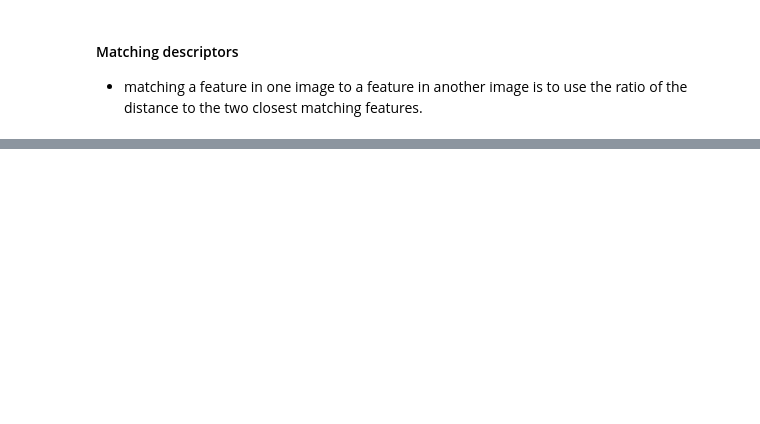
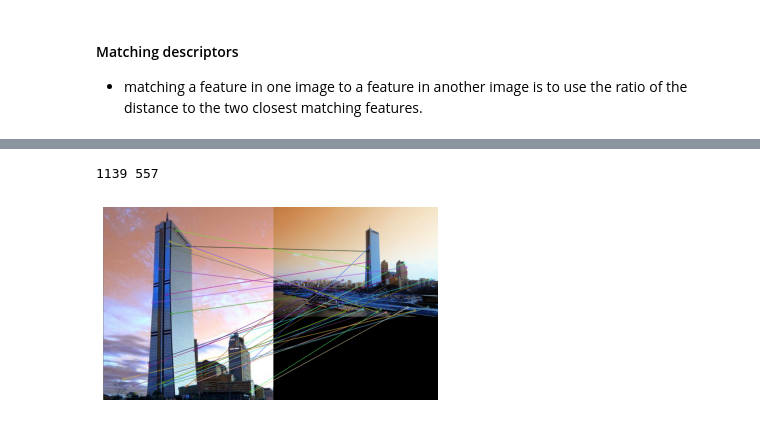
Before and after one commit to sejongpyo/Studies, a Jupyter notebook: PCV/Ch_02_local_image_descriptors.ipynb, the cells around one changed output, grey strips where cells are left out. Cells and saved outputs as stored; diff of their text form; code cells hidden in the pictures; blank space fills up the shorter version.

```diff
--- a/PCV/Ch_02_local_image_descriptors.ipynb
+++ b/PCV/Ch_02_local_image_descriptors.ipynb
@@ -184,0 +331,21 @@ plt.imshow(img)
+# %%
+sift = cv2.xfeatures2d.SIFT_create()
+
+keypoints_1, descriptors_1 = sift.detectAndCompute(img1, None)
+keypoints_2, descriptors_2 = sift.detectAndCompute(img2, None)
+
+print(len(keypoints_1), len(keypoints_2))
+# %% [output]
+1139 557
+# %%
+bf = cv2.BFMatcher(cv2.NORM_L2, crossCheck = True)
+
+matches = bf.match(descriptors_1, descriptors_2)
+matches = sorted(matches, key = lambda x:x.distance)
+
+img3 = cv2.drawMatches(img1, keypoints_1, img2, keypoints_2, matches[:30], img2, flags = 2)
+plt.imshow(img3)
+plt.axis('off')
+plt.show()
+# %% [output]
+[figure, added]
```
Also changed, not shown: parts of 8 cells of this notebook.
